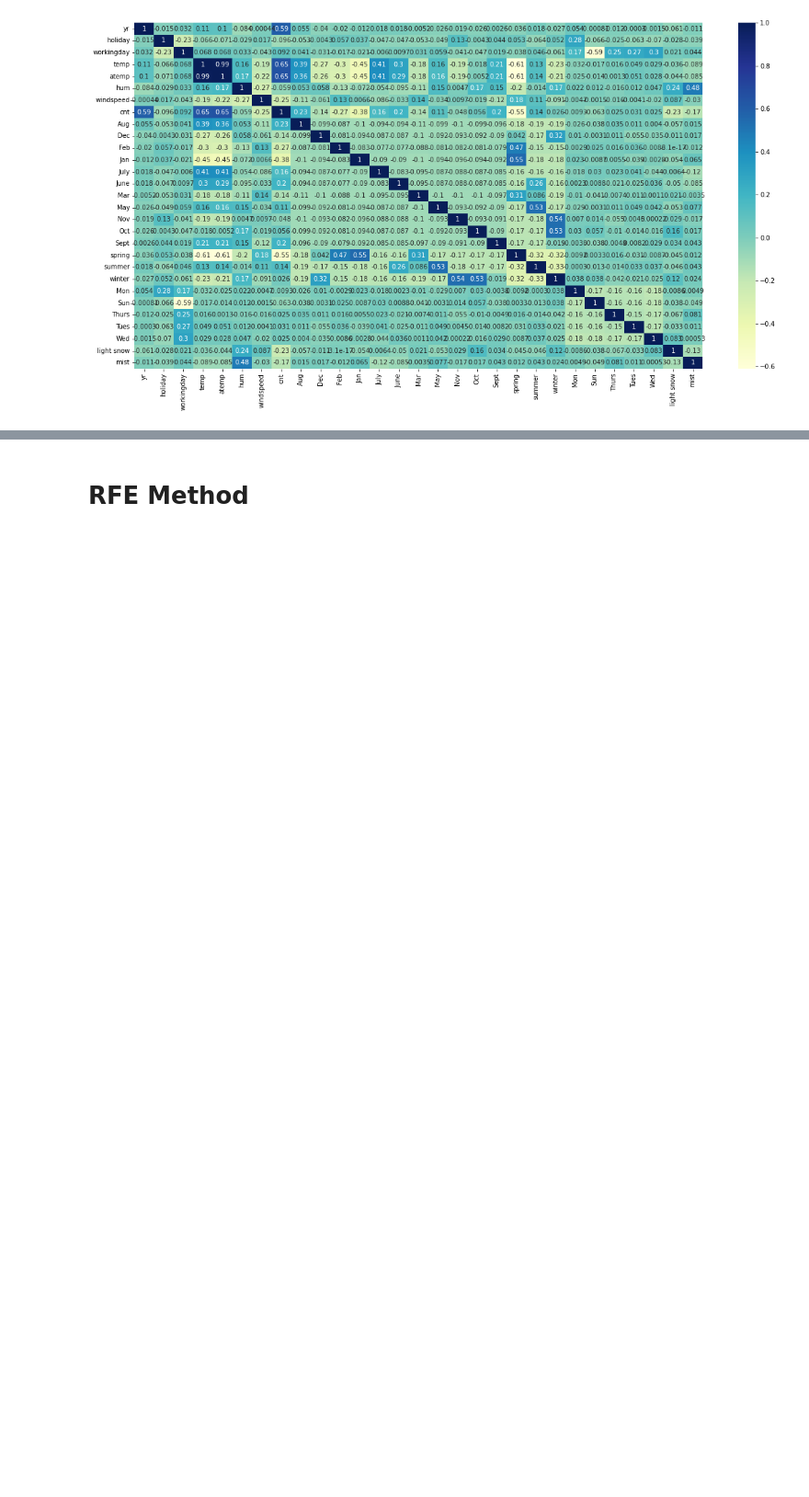
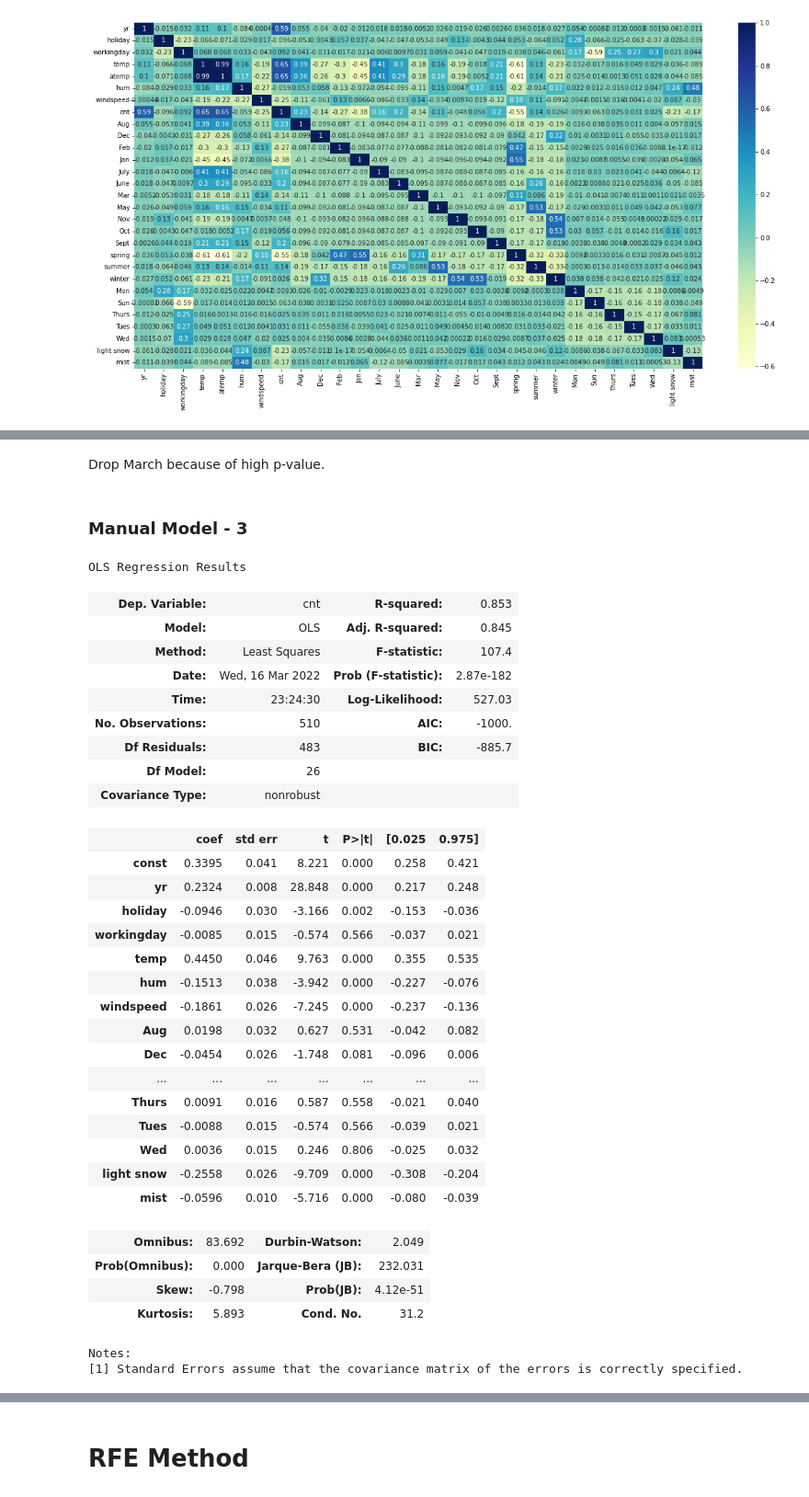
Before and after one commit to abhinavkrdubey/bike-rental-prediction, a Jupyter notebook: Bike Sharing Assignment.ipynb, the cells around one changed output, grey strips where cells are left out. Shown at 92% size. Cells and saved outputs as stored; diff of their text form; code cells hidden in the pictures; blank space fills up the shorter version.

```diff
--- a/Bike Sharing Assignment.ipynb
+++ b/Bike Sharing Assignment.ipynb
@@ -283,0 +454,2 @@ X_train = bike_df_train
+# %% [markdown]
+Drop March because of high p-value.
@@ -283,0 +458,40 @@ X_train = bike_df_train
+# %% [markdown]
+### Manual Model - 3
+# %%
+X_train_man = sm.add_constant(X_train_man)
+lr = sm.OLS(y_train, X_train_man)
+lr_model = lr.fit()
+lr_model.summary()
+# %% [output]
+OLS Regression Results
+| Dep. Variable: | cnt | R-squared: | 0.853 |
+| Model: | OLS | Adj. R-squared: | 0.845 |
+| Method: | Least Squares | F-statistic: | 107.4 |
+| Date: | Wed, 16 Mar 2022 | Prob (F-statistic): | 2.87e-182 |
+| Time: | 23:24:30 | Log-Likelihood: | 527.03 |
+| No. Observations: | 510 | AIC: | -1000. |
+| Df Residuals: | 483 | BIC: | -885.7 |
+| Df Model: | 26 |  |  |
+| Covariance Type: | nonrobust |  |  |
+|  | coef | std err | t | P>|t| | [0.025 | 0.975] |
+| const | 0.3395 | 0.041 | 8.221 | 0.000 | 0.258 | 0.421 |
+| yr | 0.2324 | 0.008 | 28.848 | 0.000 | 0.217 | 0.248 |
+| holiday | -0.0946 | 0.030 | -3.166 | 0.002 | -0.153 | -0.036 |
+| workingday | -0.0085 | 0.015 | -0.574 | 0.566 | -0.037 | 0.021 |
+| temp | 0.4450 | 0.046 | 9.763 | 0.000 | 0.355 | 0.535 |
+| hum | -0.1513 | 0.038 | -3.942 | 0.000 | -0.227 | -0.076 |
+| windspeed | -0.1861 | 0.026 | -7.245 | 0.000 | -0.237 | -0.136 |
+| Aug | 0.0198 | 0.032 | 0.627 | 0.531 | -0.042 | 0.082 |
+| Dec | -0.0454 | 0.026 | -1.748 | 0.081 | -0.096 | 0.006 |
+| ... | ... | ... | ... | ... | ... | ... |
+| Thurs | 0.0091 | 0.016 | 0.587 | 0.558 | -0.021 | 0.040 |
+| Tues | -0.0088 | 0.015 | -0.574 | 0.566 | -0.039 | 0.021 |
+| Wed | 0.0036 | 0.015 | 0.246 | 0.806 | -0.025 | 0.032 |
+| light snow | -0.2558 | 0.026 | -9.709 | 0.000 | -0.308 | -0.204 |
+| mist | -0.0596 | 0.010 | -5.716 | 0.000 | -0.080 | -0.039 |
+| Omnibus: | 83.692 | Durbin-Watson: | 2.049 |
+| Prob(Omnibus): | 0.000 | Jarque-Bera (JB): | 232.031 |
+| Skew: | -0.798 | Prob(JB): | 4.12e-51 |
+| Kurtosis: | 5.893 | Cond. No. | 31.2 |
+Notes:
+[1] Standard Errors assume that the covariance matrix of the errors is correctly specified.
```
Also changed, not shown: parts of 25 cells of this notebook, 3 other files.
